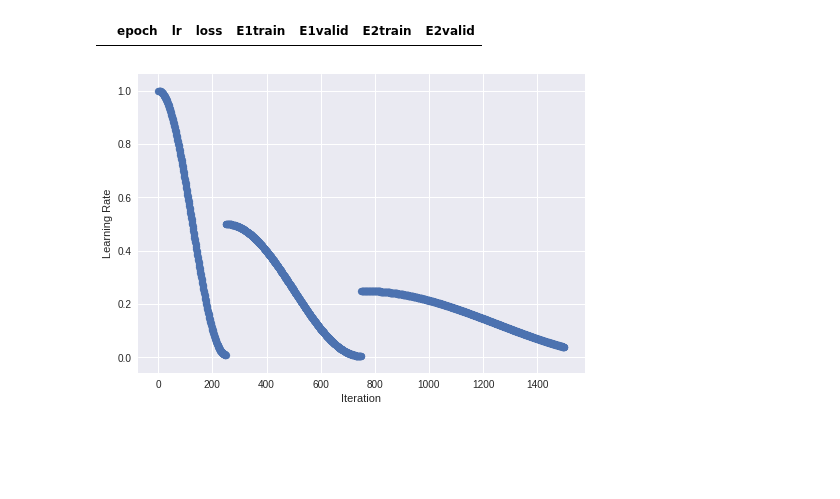
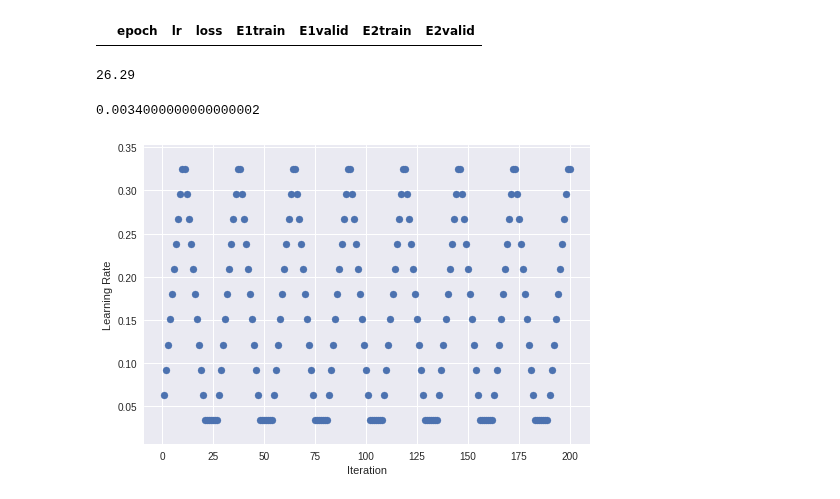
Before and after one commit to MariamQusai/DLToolboxImg, a Jupyter notebook: NoduleSegmentationModel10.ipynb, the cells around one changed output. Drawn from its saved outputs; the diff is of its cells as text; code cells hidden in the pictures; blank space fills up the shorter version.

```diff
--- a/NoduleSegmentationModel10.ipynb
+++ b/NoduleSegmentationModel10.ipynb
@@ -241,6 +247,12 @@ else:
     for name, arr in arg_arrays.items():
         if name not in input_shapes:
             init(name, arr)
+# %%
+epoch=0
+arg={k:v for k, v in arg_arrays.items() if k not in input_shapes}
+aux = dict(zip(network.list_auxiliary_states(), exe.aux_arrays))
+mx.model.save_checkpoint(model_path+prefix, epoch, network, arg, aux)
+epoch=1
 # %% [markdown]
 # Nodule Segmentation: Model
 # %% [markdown]
@@ -249,6 +261,9 @@ else:
 ### Find  learning rate
 # %%
 find_learning_rate = True
+b=1
+a=.001
+
 
 nb=train_iter.num_data//train_iter.batch_size
 
@@ -257,10 +272,10 @@ if find_learning_rate:
   lrs = []
   loss = []
 
-  sched=nn.lr_find(1e-5,nb,end_lr=1e-4)
+  sched=nn.lr_find(a,nb,end_lr=b)
   # We also need to create an optimizer for updating weights
   opt = mx.optimizer.SGD(
-      learning_rate=1e-5,
+      learning_rate=a,
       momentum=0.9,
       wd=0.00001,
       lr_scheduler=sched)
@@ -446,15 +481,23 @@ class CyclicalSchedule():
             idx += cycle_length
         cycle_offset = iteration - idx + cycle_length
 
-        schedule = self.schedule_class(cycle_length=cycle_length, **self.kwargs)
+        schedule = self.schedule_class(cycle_length=cycle_length-6, **self.kwargs)
         return schedule(cycle_offset) * self.magnitude_decay**cycle_idx
 # %%
 epochs = 10
-lr =1
+lr =.34#.2#.01#.002
+# %%
+train_iter.num_data/bs
+# %% [output]
+26.29
+# %%
+lr/100
+# %% [output]
+0.0034000000000000002
 # %%
-schedule = CyclicalSchedule(CosineAnnealingSchedule, min_lr=lr/100, max_lr=lr,
-                            cycle_length=250, cycle_length_decay=2, cycle_magnitude_decay=0.5)
-plot_schedule(schedule)
+schedule = CyclicalSchedule(TriangularSchedule, min_lr=lr/10, max_lr=lr,
+                            cycle_length=27, cycle_length_decay=1, cycle_magnitude_decay=1)
+plot_schedule(schedule,iterations=200)
 # %% [output]
-[figure, old version]
+[figure, new version]
 # %%
```
Also changed, not shown: parts of 32 cells of this notebook.
